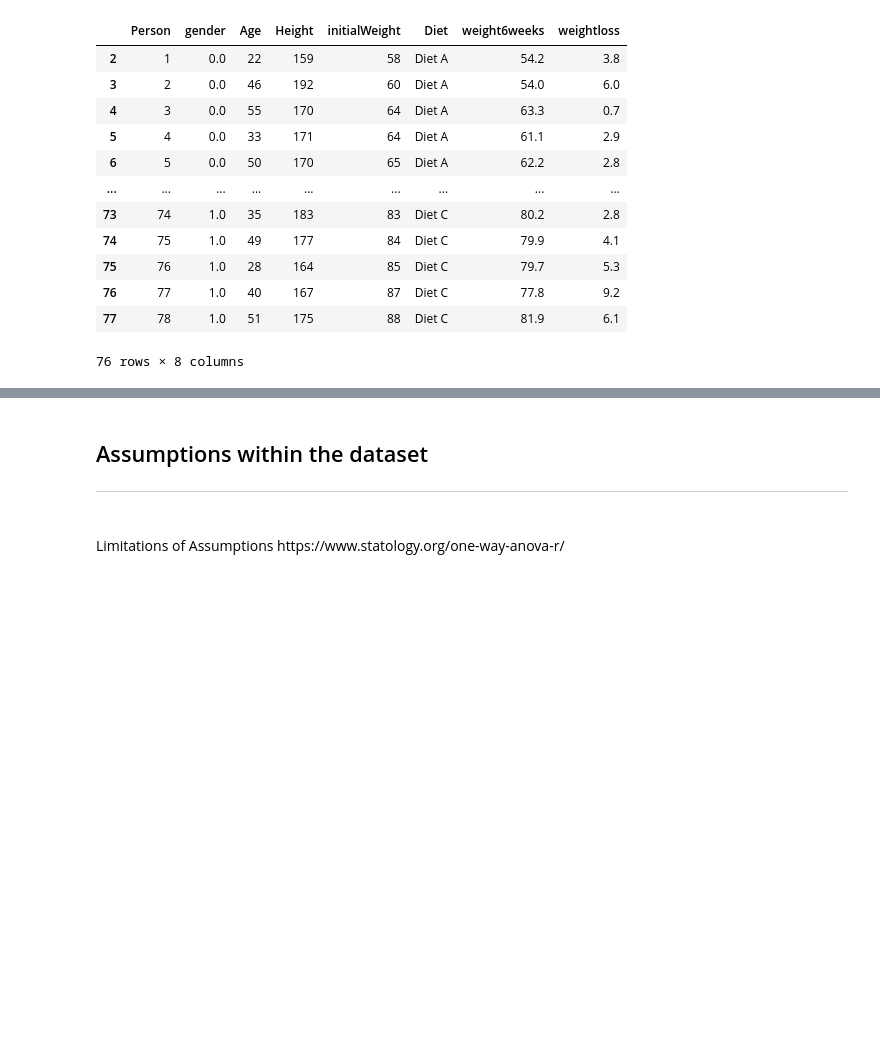
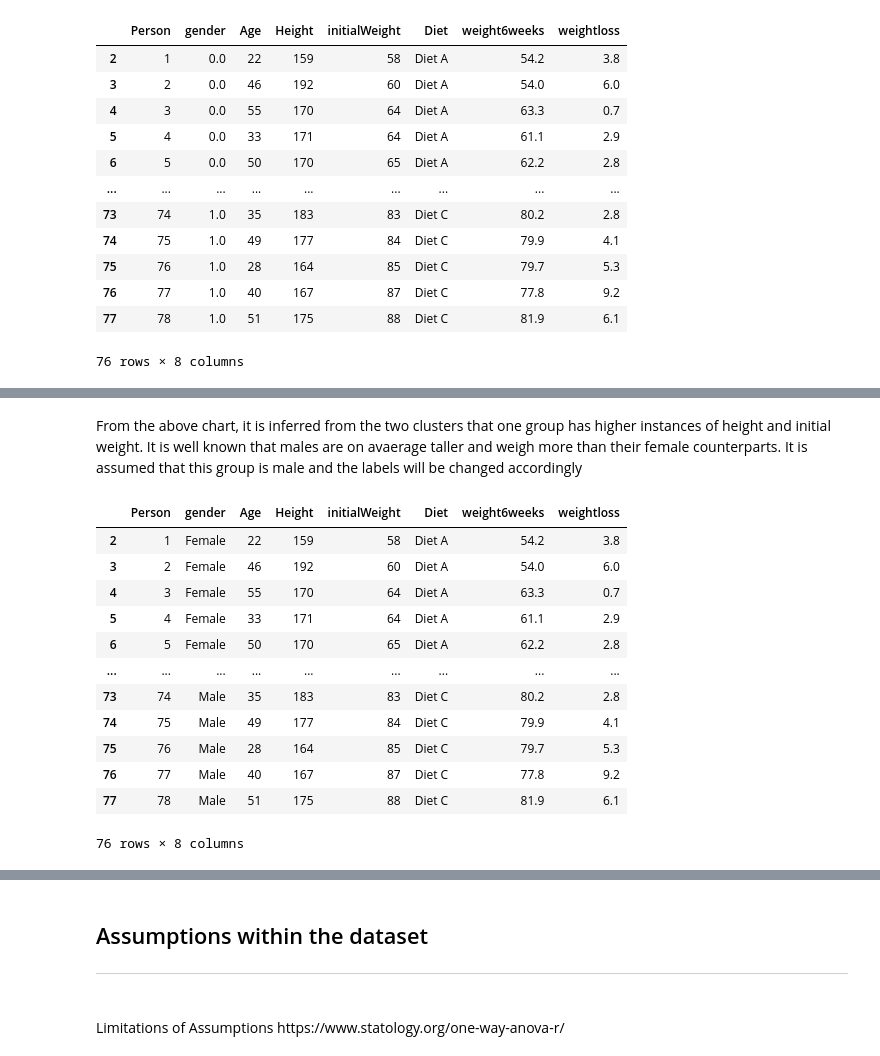
Before and after one commit to martinaobrien/machine-learning-and-statistics-assessment, a Jupyter notebook: Scipy-Stats-Jupyter-Notebook.ipynb, the cells around one changed output, grey strips where cells are left out. Cells and saved outputs as stored; diff of their text form; code cells hidden in the pictures; blank space fills up the shorter version.

```diff
--- a/Scipy-Stats-Jupyter-Notebook.ipynb
+++ b/Scipy-Stats-Jupyter-Notebook.ipynb
@@ -214,3 +274,22 @@ df
+# %% [markdown]
+From the above chart, it is inferred from the two clusters that one group has higher instances of height and initial weight. It is well known that males are on avaerage taller and weigh more than their female counterparts. It is assumed that this group is male and the labels will be changed accordingly
+# %%
+df['gender'] = df['gender'].replace([0,1], ['Female', 'Male']) #changing the names of the Diet variables
+df
+# %% [output]
+|  | Person | gender | Age | Height | initialWeight | Diet | weight6weeks | weightloss |
+| 2 | 1 | Female | 22 | 159 | 58 | Diet A | 54.2 | 3.8 |
+| 3 | 2 | Female | 46 | 192 | 60 | Diet A | 54.0 | 6.0 |
+| 4 | 3 | Female | 55 | 170 | 64 | Diet A | 63.3 | 0.7 |
+| 5 | 4 | Female | 33 | 171 | 64 | Diet A | 61.1 | 2.9 |
+| 6 | 5 | Female | 50 | 170 | 65 | Diet A | 62.2 | 2.8 |
+| ... | ... | ... | ... | ... | ... | ... | ... | ... |
+| 73 | 74 | Male | 35 | 183 | 83 | Diet C | 80.2 | 2.8 |
+| 74 | 75 | Male | 49 | 177 | 84 | Diet C | 79.9 | 4.1 |
+| 75 | 76 | Male | 28 | 164 | 85 | Diet C | 79.7 | 5.3 |
+| 76 | 77 | Male | 40 | 167 | 87 | Diet C | 77.8 | 9.2 |
+| 77 | 78 | Male | 51 | 175 | 88 | Diet C | 81.9 | 6.1 |
+76 rows × 8 columns
 # %%
 # count plot on single categorical variable
 sns.countplot(x ='Diet', hue ='gender', data = df)
```
Also changed, not shown: parts of 37 cells of this notebook.
